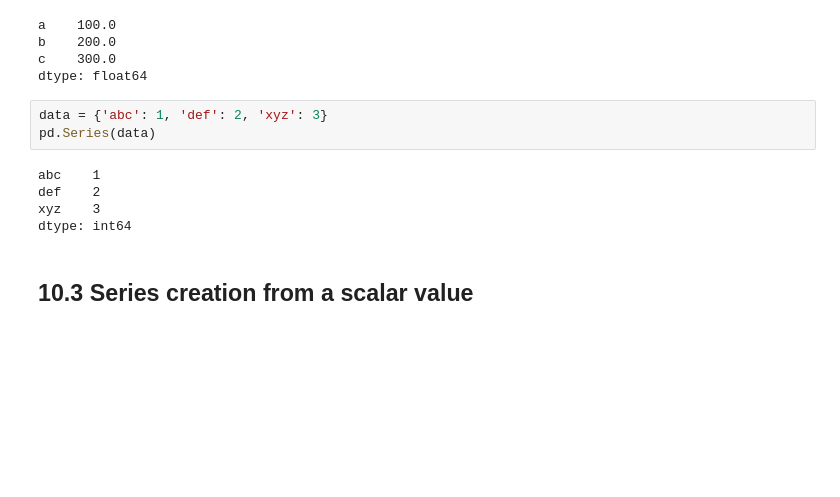
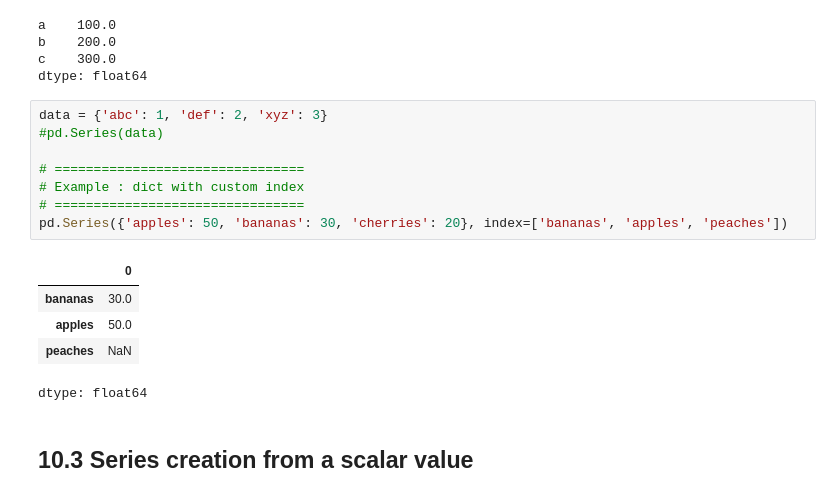
Before and after one commit to timz815/Week1-Intro-to-Python, a Jupyter notebook: Introduction_to_Python.ipynb, the cells around one changed output. Drawn from its saved outputs; the diff is of its cells as text; blank space fills up the shorter version.

```diff
--- a/Introduction_to_Python.ipynb
+++ b/Introduction_to_Python.ipynb
@@ -954,12 +981,18 @@ c    300.0
 dtype: float64
 # %%
 data = {'abc': 1, 'def': 2, 'xyz': 3}
-pd.Series(data)
+#pd.Series(data)
+
+# ================================
+# Example : dict with custom index
+# ================================
+pd.Series({'apples': 50, 'bananas': 30, 'cherries': 20}, index=['bananas', 'apples', 'peaches'])
 # %% [output]
+|  | 0 |
+| bananas | 30.0 |
+| apples | 50.0 |
+| peaches | NaN |
-abc    1
-def    2
-xyz    3
-dtype: int64
+dtype: float64
 # %% [markdown]
 ## 10.3 Series creation from a scalar value
 # %% [markdown]
```
Also changed, not shown: parts of 4 cells of this notebook.
